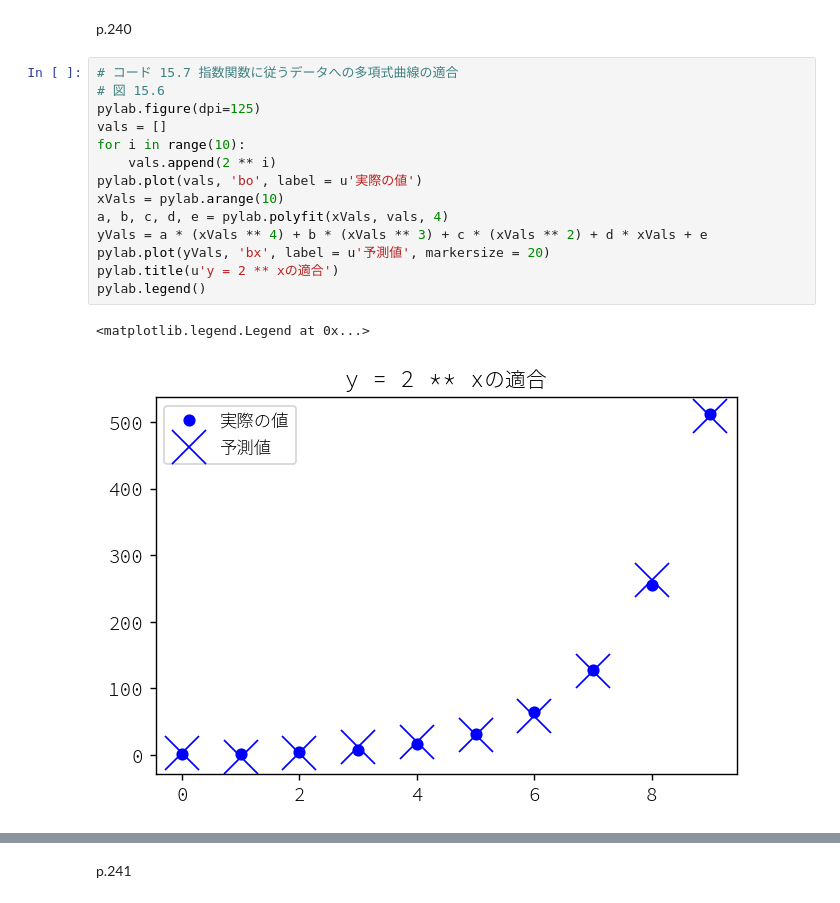
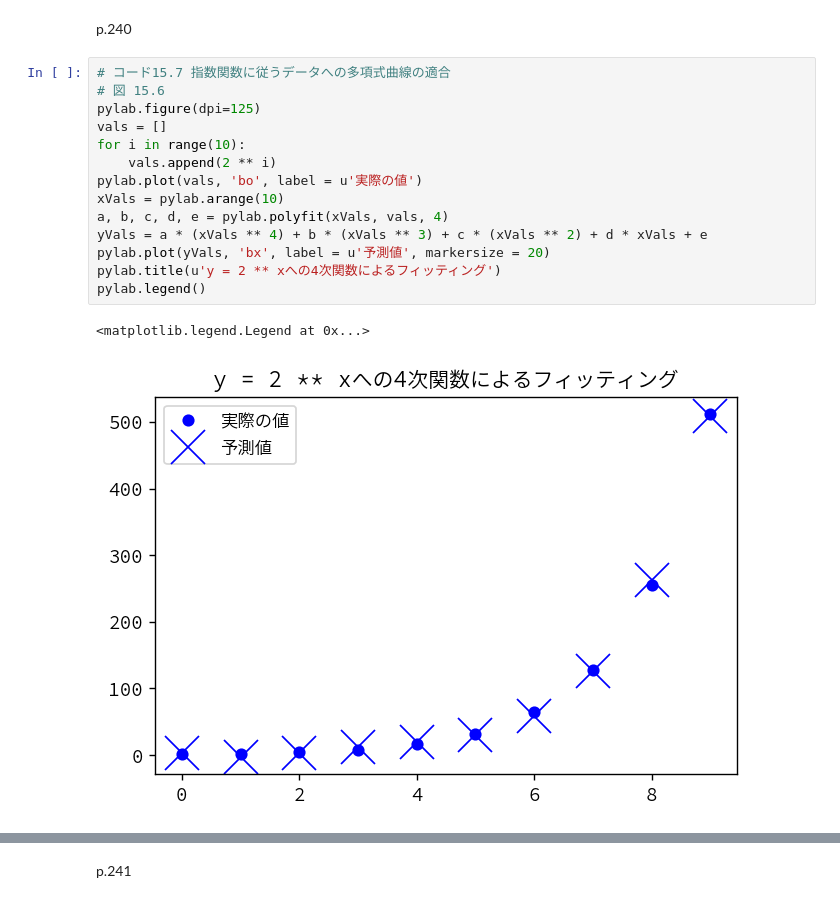
Before and after one commit to akokubo/jupyter-notebook-python2, a Jupyter notebook: 第15章 実験データの理解.ipynb, the cells around one changed output, grey strips where cells are left out. Drawn from its saved outputs; the diff is of its cells as text.

```diff
--- a/第15章 実験データの理解.ipynb
+++ b/第15章 実験データの理解.ipynb
@@ -295,22 +290,22 @@ processTrajectories('trajectoryData.txt')
 # %% [markdown]
 p.240
 # %%
-# コード 15.7 指数関数に従うデータへの多項式曲線の適合
+# コード15.7 指数関数に従うデータへの多項式曲線の適合
 # 図 15.6
 pylab.figure(dpi=125)
 vals = []
 for i in range(10):
     vals.append(2 ** i)
 pylab.plot(vals, 'bo', label = u'実際の値')
 xVals = pylab.arange(10)
 a, b, c, d, e = pylab.polyfit(xVals, vals, 4)
 yVals = a * (xVals ** 4) + b * (xVals ** 3) + c * (xVals ** 2) + d * xVals + e
 pylab.plot(yVals, 'bx', label = u'予測値', markersize = 20)
-pylab.title(u'y = 2 ** xの適合')
+pylab.title(u'y = 2 ** xへの4次関数によるフィッティング')
 pylab.legend()
 # %% [output]
 <matplotlib.legend.Legend at 0x...>
-[figure, old version]
+[figure, new version]
 # %%
 pylab.figure(dpi=125)
 vals = []
```
Also changed, not shown: parts of 25 cells of this notebook, 1 other file.
